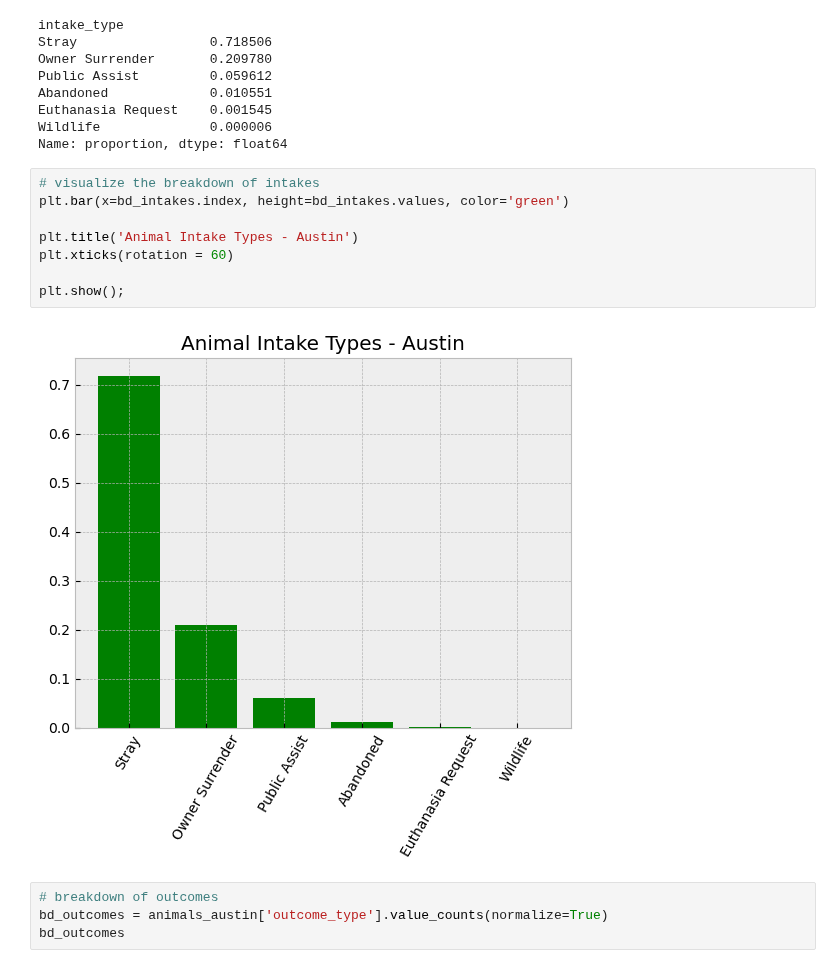
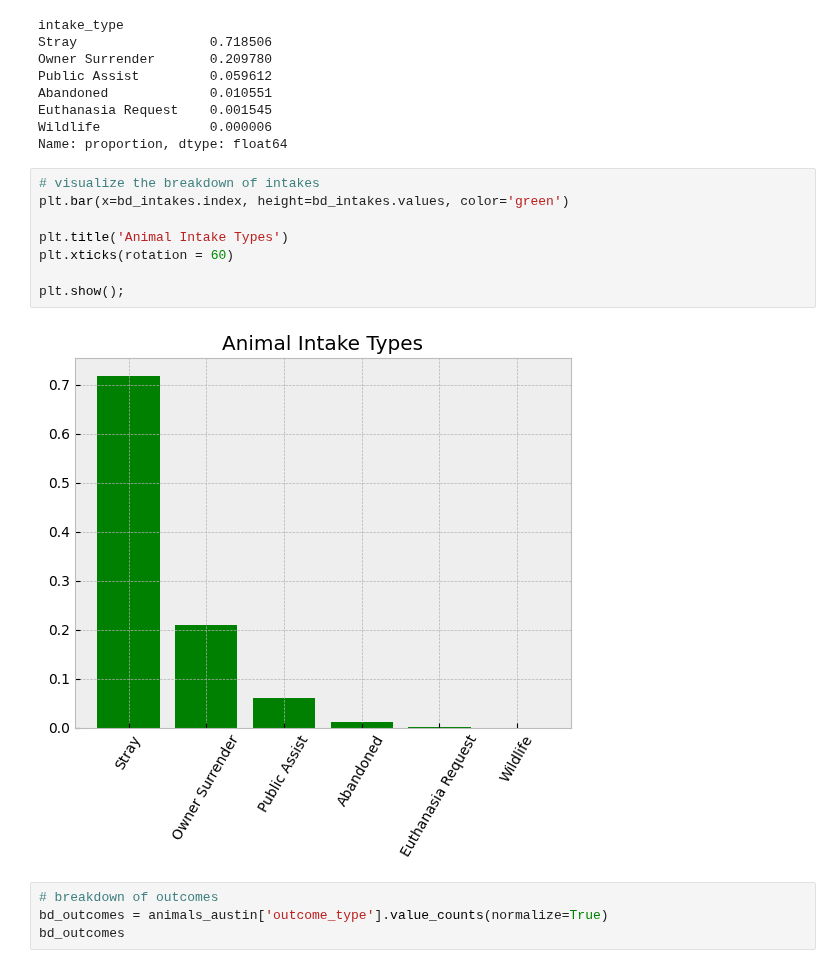
Before and after one commit to kncramer/animal-shelter-outcomes, a Jupyter notebook: code/02-eda.ipynb, the cells around one changed output. Cells and saved outputs as stored; diff of their text form.

```diff
--- a/code/02-eda.ipynb
+++ b/code/02-eda.ipynb
@@ -180,13 +279,13 @@ Name: proportion, dtype: float64
 # %%
 # visualize the breakdown of intakes
 plt.bar(x=bd_intakes.index, height=bd_intakes.values, color='green')
 
-plt.title('Animal Intake Types - Austin')
+plt.title('Animal Intake Types')
 plt.xticks(rotation = 60)
 
 plt.show();
 # %% [output]
-[figure, old version]
+[figure, new version]
 # %%
 # breakdown of outcomes
 bd_outcomes = animals_austin['outcome_type'].value_counts(normalize=True)
```
Also changed, not shown: parts of 69 cells of this notebook.
